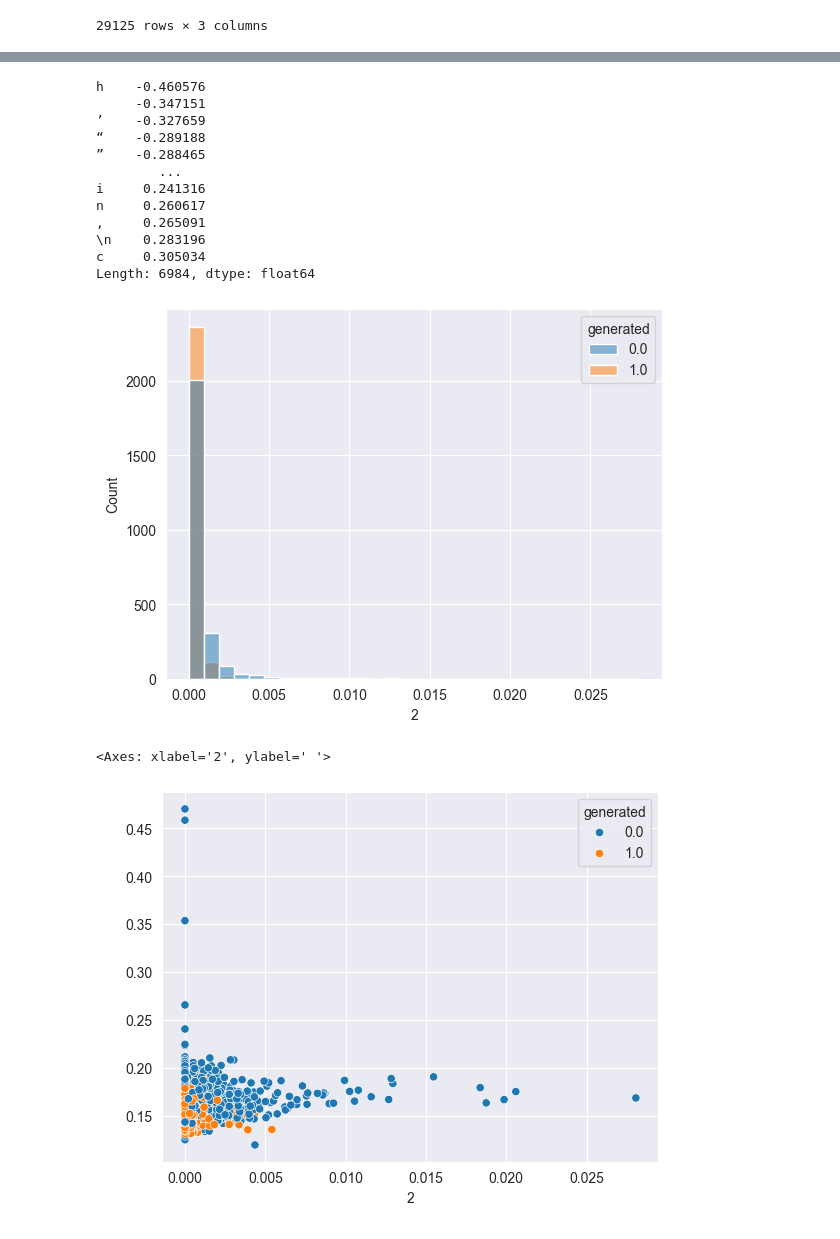
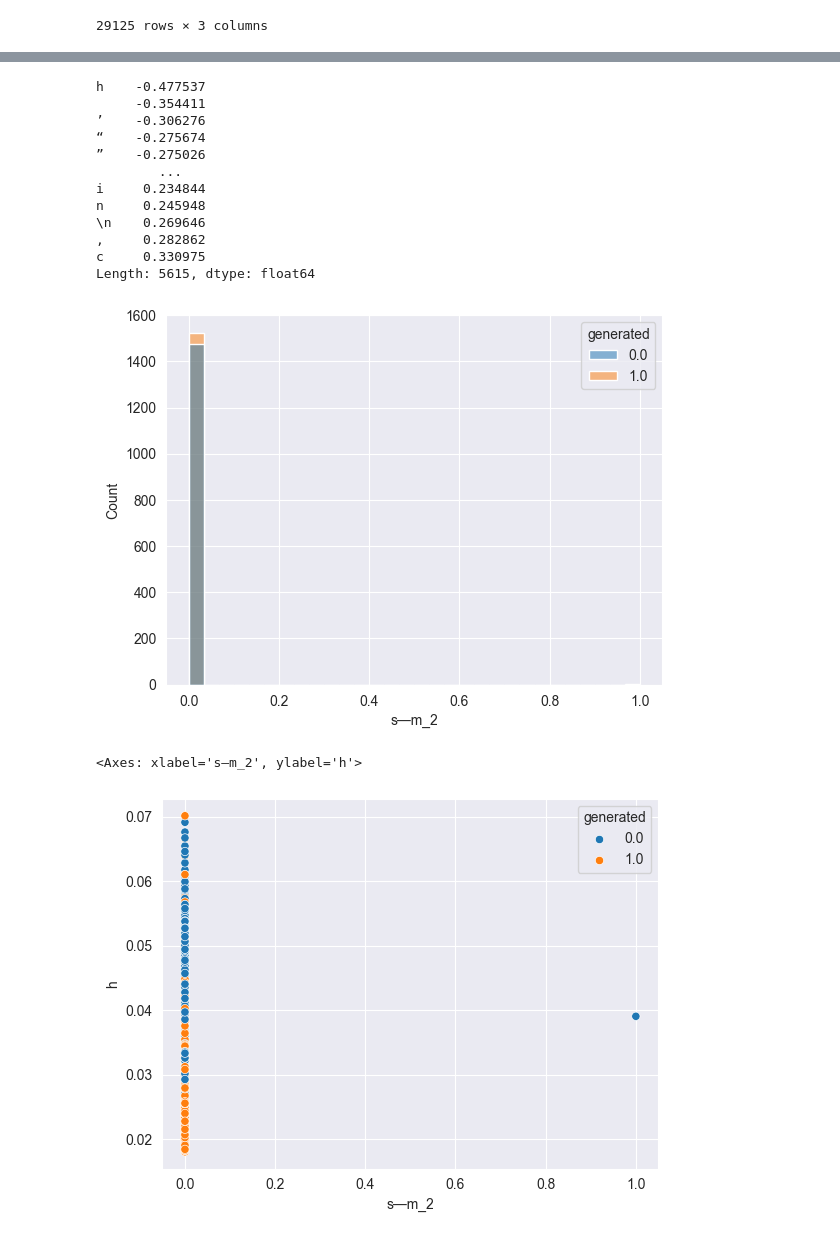
Before and after one commit to mishadyukarev/test___, a Jupyter notebook: ai_essay_prediction_misha/notebooks/feature_engineering.ipynb, the cells around one changed output, grey strips where cells are left out. Saved outputs shown, nothing was run; the diff lists cells and outputs as text; code cells hidden in the pictures.

```diff
--- a/ai_essay_prediction_misha/notebooks/feature_engineering.ipynb
+++ b/ai_essay_prediction_misha/notebooks/feature_engineering.ipynb
@@ -62,7 +62,7 @@ Name: count, dtype: int64
 | 29124 | Limiting car usage has several ad... | 1.0 | generated_by_misha_with_gpt_3_and_4 |
 29125 rows × 3 columns
 # %%
-df_sam = df_pop.sample(5000).reset_index(drop=True)
+df_sam = df_pop.sample(3000).reset_index(drop=True)
 # %%
 pipeline = manager.create_main_pipeline(False)
 pipeline
@@ -173,26 +137,26 @@ X[needed_columns]
 # %%
 X.iloc[:, 3:].corrwith(y).sort_values()
 # %% [output]
-h    -0.460576
-     -0.347151
-’    -0.327659
-“    -0.289188
-”    -0.288465
+h    -0.477537
+     -0.354411
+’    -0.306276
+“    -0.275674
+”    -0.275026
         ...
-i     0.241316
-n     0.260617
-,     0.265091
-\n    0.283196
-c     0.305034
-Length: 6984, dtype: float64
+i     0.234844
+n     0.245948
+\n    0.269646
+,     0.282862
+c     0.330975
+Length: 5615, dtype: float64
 # %%
-x_column = '2'
-y_column = ' '
+x_column = 's—m_2'
+y_column = 'h'
 
 sns.histplot(data=X, x=x_column, hue=y, bins=30)
 plt.show()
 sns.scatterplot(data=X, x=x_column, y=y_column, hue=y)
 # %% [output]
-[figure, old version]
+[figure, new version]
-<Axes: xlabel='2', ylabel=' '>
+<Axes: xlabel='s—m_2', ylabel='h'>
-[figure, old version]
+[figure, new version]
```
Also changed, not shown: parts of 9 cells of this notebook, 9 other files.
